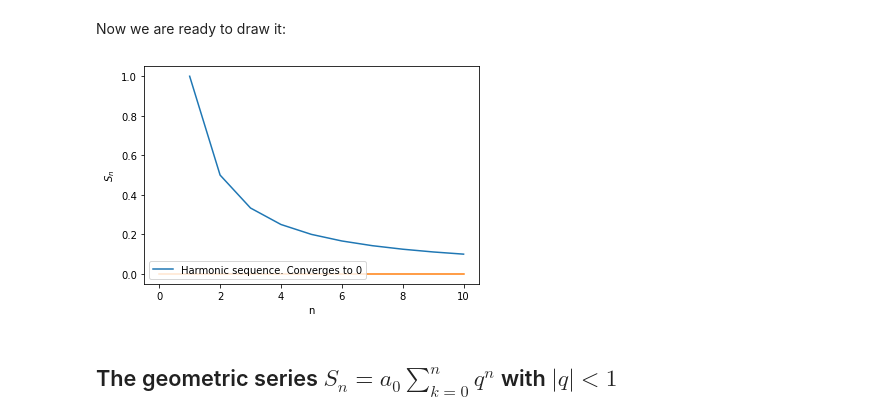
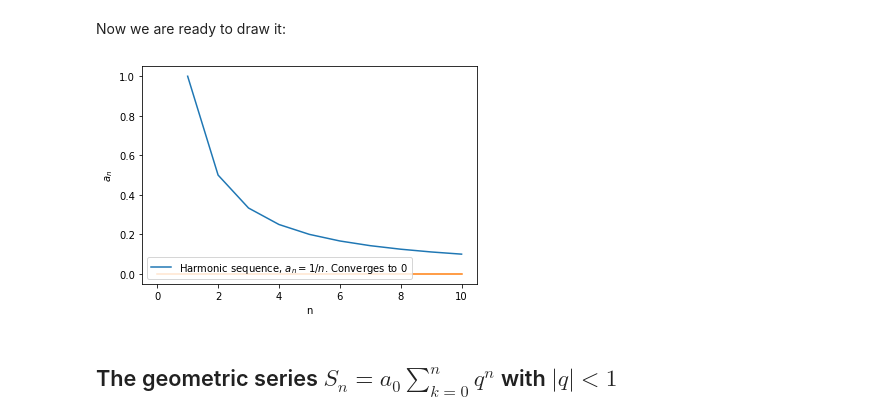
Before and after one commit to JonasRademacker/JupyterNotebooksForTeachingMath, a Jupyter notebook: Sequences and Series.ipynb, the cells around one changed output. Cells and saved outputs as stored; diff of their text form; code cells hidden in the pictures.

```diff
--- a/Sequences and Series.ipynb
+++ b/Sequences and Series.ipynb
@@ -57,11 +57,11 @@ harmonicLimitArray = np.zeros(10+1)
 # %% [markdown]
 Now we are ready to draw it:
 # %%
-draw(harmonicSequenceArray, label="Harmonic sequence. Converges to 0")
+draw(harmonicSequenceArray, label="Harmonic sequence, $a_n = 1/n$. Converges to 0", ylabel="$a_n$")
 plt.plot(harmonicLimitArray)
 plt.show()
 # %% [output]
-[figure, old version]
+[figure, new version]
 # %% [markdown]
 ## The geometric series $S_n = a_0 \sum\limits_{k=0}^n q^n$ with $|q| < 1$
 # %%
```
Also changed, not shown: parts of 1 cell of this notebook.
